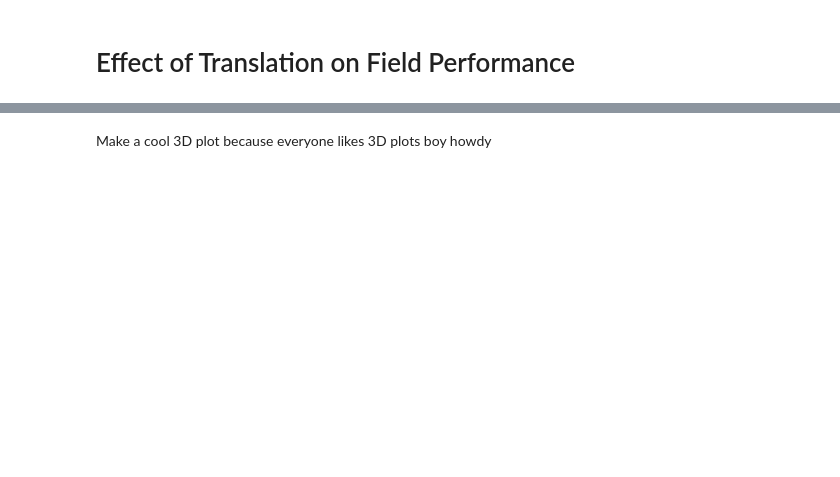
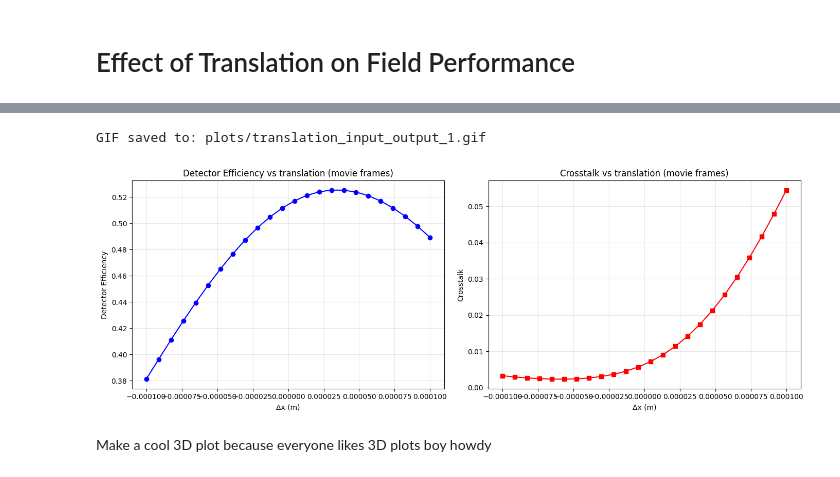
Before and after one commit to TareqJ1000/KnotSorter, a Jupyter notebook: PhaseAnalyzer.ipynb, the cells around one changed output, grey strips where cells are left out. Cells and saved outputs as stored; diff of their text form; code cells hidden in the pictures; blank space fills up the shorter version.

```diff
--- a/PhaseAnalyzer.ipynb
+++ b/PhaseAnalyzer.ipynb
@@ -884,3 +1188,36 @@ for x_trans in x_translate:
+# %%
+# Generate GIF while sweeping translations of the selected mode (input + output shown)
+mode = 1
+translation_pairs = [(x, 0.0) for x in np.linspace(-0.1*mm, +0.1*mm, 24)]
+
+effs_trans_movie, cross_trans_movie = generate_translation_gif(
+    translation_pairs,
+    gif_path=f"plots/translation_input_output_{mode}.gif",
+    duration=200,
+    dpi=120,
+    selected_mode=mode,
+)
+
+# Quick visualization of the metrics captured alongside the movie
+x_shifts = np.array([p[0] for p in translation_pairs])
+fig, (ax1, ax2) = plt.subplots(1, 2, figsize=(14, 5))
+ax1.plot(x_shifts, effs_trans_movie, marker="o", color="blue")
+ax1.set_title("Detector Efficiency vs translation (movie frames)")
+ax1.set_xlabel("Δx (m)")
+ax1.set_ylabel("Detector Efficiency")
+ax1.grid(True, alpha=0.3)
+
+ax2.plot(x_shifts, cross_trans_movie, marker="s", color="red")
+ax2.set_title("Crosstalk vs translation (movie frames)")
+ax2.set_xlabel("Δx (m)")
+ax2.set_ylabel("Crosstalk")
+ax2.grid(True, alpha=0.3)
+
+plt.tight_layout()
+plt.show()
+# %% [output]
+GIF saved to: plots/translation_input_output_1.gif
+[figure, added]
 # %% [markdown]
 Make a cool 3D plot because everyone likes 3D plots boy howdy
 # %%
```
Also changed, not shown: parts of 56 cells of this notebook, 18 other files.
